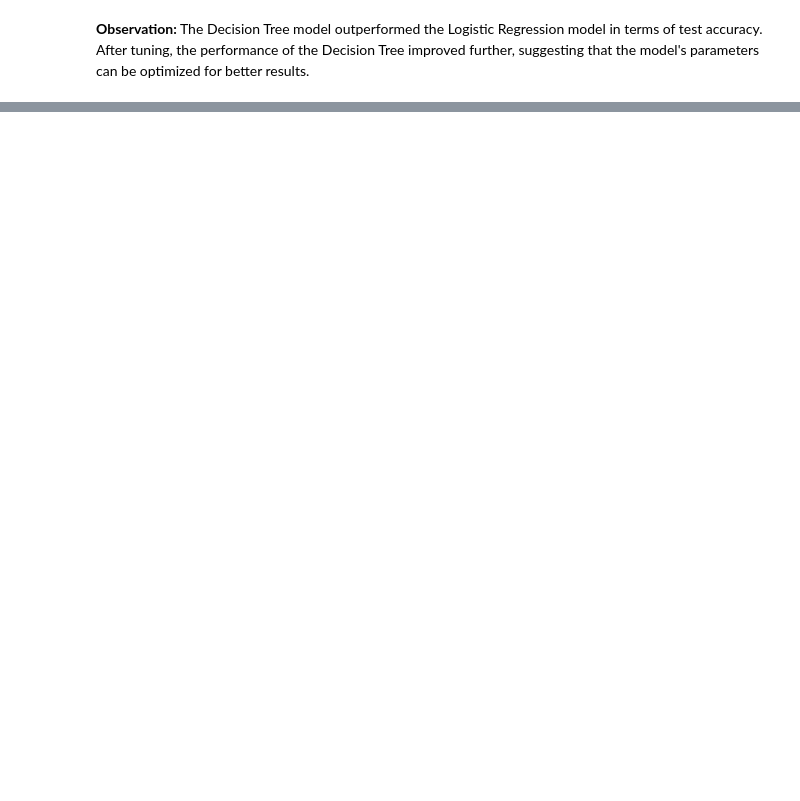
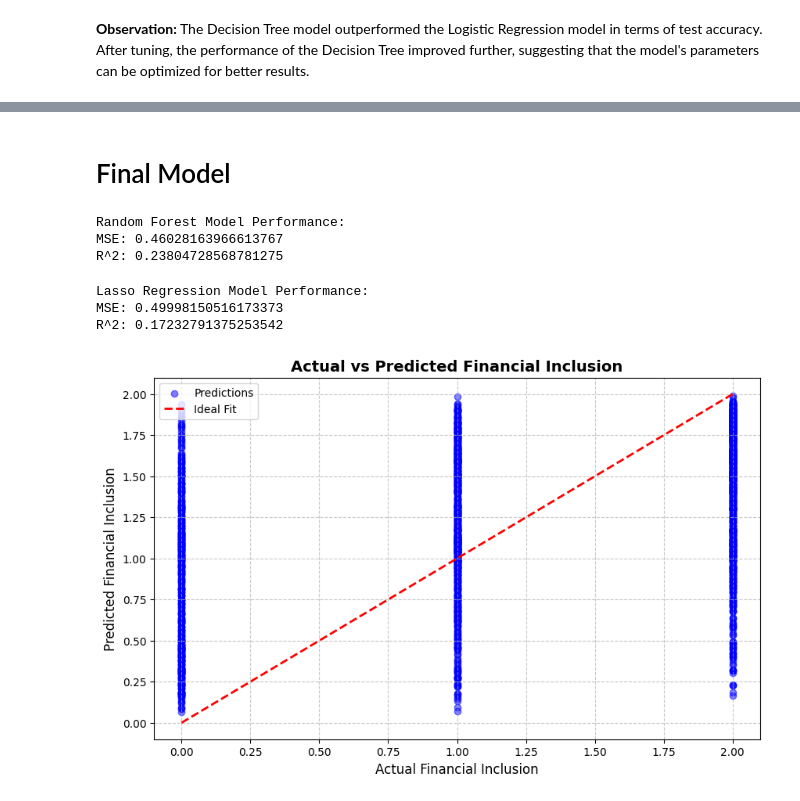
Before and after one commit to aasimk910/AI_coursework, a Jupyter notebook: ai-coursework.ipynb, the cells around one changed output, grey strips where cells are left out. Drawn from its saved outputs; the diff is of its cells as text; code cells hidden in the pictures; blank space fills up the shorter version.

```diff
--- a/ai-coursework.ipynb
+++ b/ai-coursework.ipynb
@@ -735,0 +983,6 @@ Conclusion: Logistic Regression performed better based on F1 Score.
+# %%
+# Convert categorical variables to numeric using one-hot encoding (if needed)
+X = pd.get_dummies(X)
+
+# Split the data into train and test sets
+X_train, X_test, y_train, y_test = train_test_split(X, y, test_size=0.2, random_state=42)
@@ -735,0 +1056,71 @@ Conclusion: Logistic Regression performed better based on F1 Score.
+# %% [markdown]
+# Final Model
+# %%
+# Rebuild Random Forest with optimal hyperparameters
+best_rf = random_search.best_estimator_
+
+# Select the important features from Lasso regression (top selected features)
+X_selected = X[selected_features_lasso]
+
+# Split the data again using the selected features
+X_train_selected, X_test_selected, y_train, y_test = train_test_split(X_selected, y, test_size=0.2, random_state=42)
+
+# Fit the model with the selected features
+best_rf.fit(X_train_selected, y_train)
+
+# Evaluate the model
+y_pred_rf = best_rf.predict(X_test_selected)
+
+# Calculate performance metrics
+from sklearn.metrics import mean_squared_error, r2_score
+
+mse_rf = mean_squared_error(y_test, y_pred_rf)
+r2_rf = r2_score(y_test, y_pred_rf)
+
+print("Random Forest Model Performance:")
+print("MSE:", mse_rf)
+print("R^2:", r2_rf)
+# %% [output]
+Random Forest Model Performance:
+MSE: 0.46028163966613767
+R^2: 0.23804728568781275
+# %%
+# Standardize the selected features and ensure consistent DataFrame format
+X_selected_scaled = scaler.fit_transform(X_train[selected_features_lasso])
+
+# Rebuild the Lasso model with the optimal alpha from RandomizedSearchCV
+best_lasso = lasso  # Assuming lasso was previously trained with optimal alpha
+
+# Fit Lasso model with the selected features (X_selected_scaled is now a NumPy array)
+best_lasso.fit(X_selected_scaled, y_train)
+
+# Predict using the same transformed features, but convert back to DataFrame for consistency
+X_test_scaled = scaler.transform(X_test[selected_features_lasso])  # Use transform, not fit_transform
+y_pred_lasso = best_lasso.predict(X_test_scaled)
+
+# Calculate performance metrics
+mse_lasso = mean_squared_error(y_test, y_pred_lasso)
+r2_lasso = r2_score(y_test, y_pred_lasso)
+
+print("Lasso Regression Model Performance:")
+print("MSE:", mse_lasso)
+print("R^2:", r2_lasso)
+# %% [output]
+Lasso Regression Model Performance:
+MSE: 0.49998150516173373
+R^2: 0.17232791375253542
+# %%
+import matplotlib.pyplot as plt
+
+# Scatter plot of actual vs predicted values
+plt.figure(figsize=(10, 6))  # Adjusted figure size for better readability
+plt.scatter(y_test, y_pred_rf, color='blue', alpha=0.5, label='Predictions')  # Added alpha for better visibility
+plt.plot([y_test.min(), y_test.max()], [y_test.min(), y_test.max()], color='red', lw=2, linestyle='--', label='Ideal Fit')  # Diagonal line
+plt.xlabel('Actual Financial Inclusion', fontsize=12)  # Updated label with fontsize
+plt.ylabel('Predicted Financial Inclusion', fontsize=12)  # Updated label with fontsize
+plt.title('Actual vs Predicted Financial Inclusion', fontsize=14, fontweight='bold')  # Updated title with fontsize and weight
+plt.legend(loc='upper left')  # Added legend
+plt.grid(True, linestyle='--', alpha=0.7)  # Added grid for better visualization
+plt.show()
+# %% [output]
+[figure, added]
```
Also changed, not shown: parts of 30 cells of this notebook.
